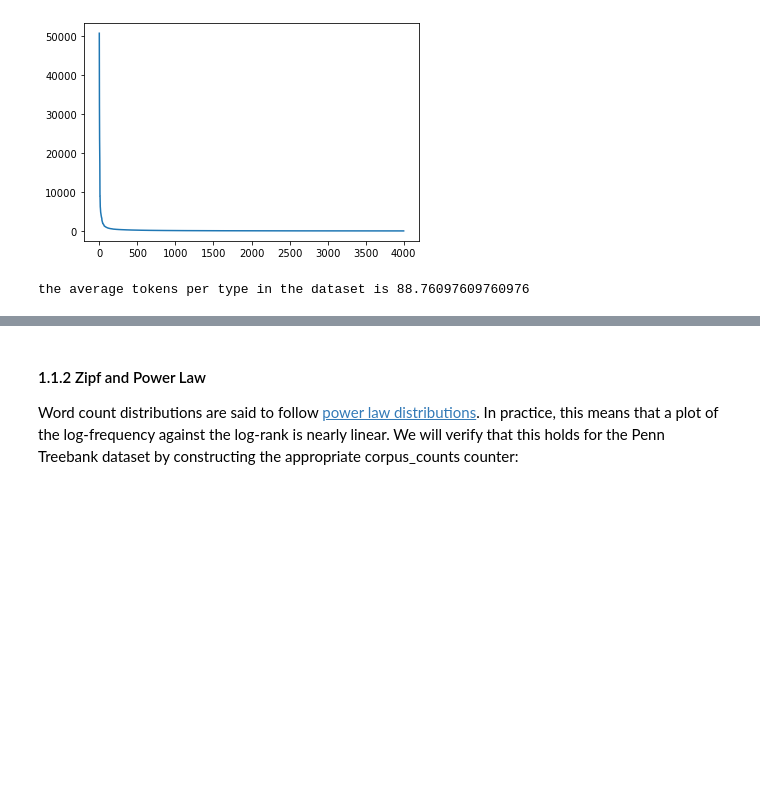
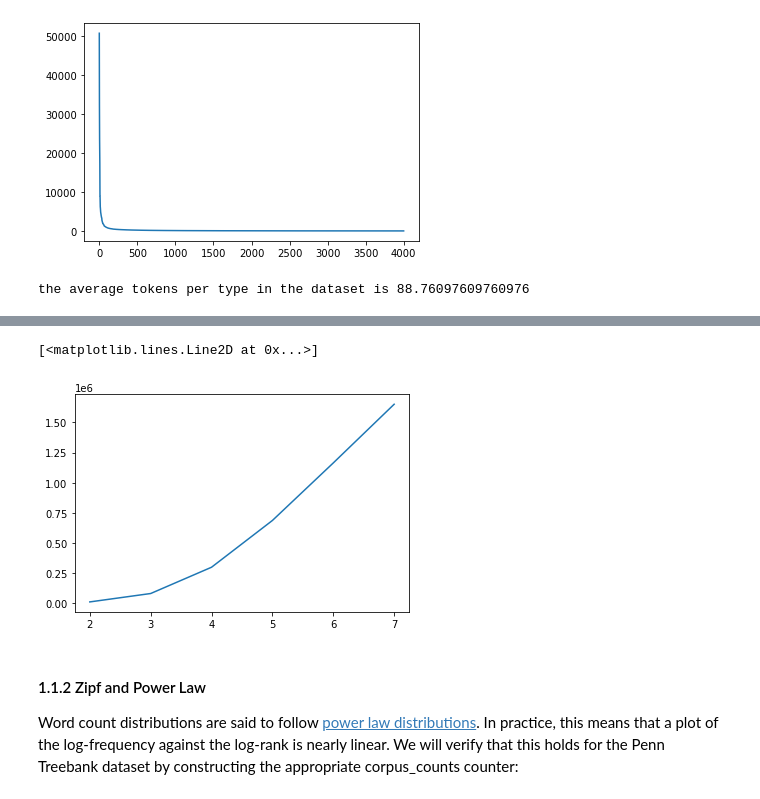
Before and after one commit to danikv/NLPEx1, a Jupyter notebook: code/NLP21HW1.ipynb, the cells around one changed output, grey strips where cells are left out. Drawn from its saved outputs; the diff is of its cells as text; code cells hidden in the pictures; blank space fills up the shorter version.

```diff
--- a/code/NLP21HW1.ipynb
+++ b/code/NLP21HW1.ipynb
@@ -202,3 +229,11 @@ the average tokens per type in the dataset is 88.76097609760976
+# %%
+char_ngrams = []
+for n in range(2,8):
+    char_ngrams.append(len(set((tuple(train_char_tokens[i : i + n]), train_char_tokens[i + n]) for i in range(len(train_char_tokens) - n))))
+plt.plot([i for i in range(2,8)], char_ngrams)
+# %% [output]
+[<matplotlib.lines.Line2D at 0x...>]
+[figure, added]
 # %% [markdown]
 <a name="power"></a>
 <h4>1.1.2 Zipf and Power Law</h4>
```
Also changed, not shown: parts of 16 cells of this notebook.
